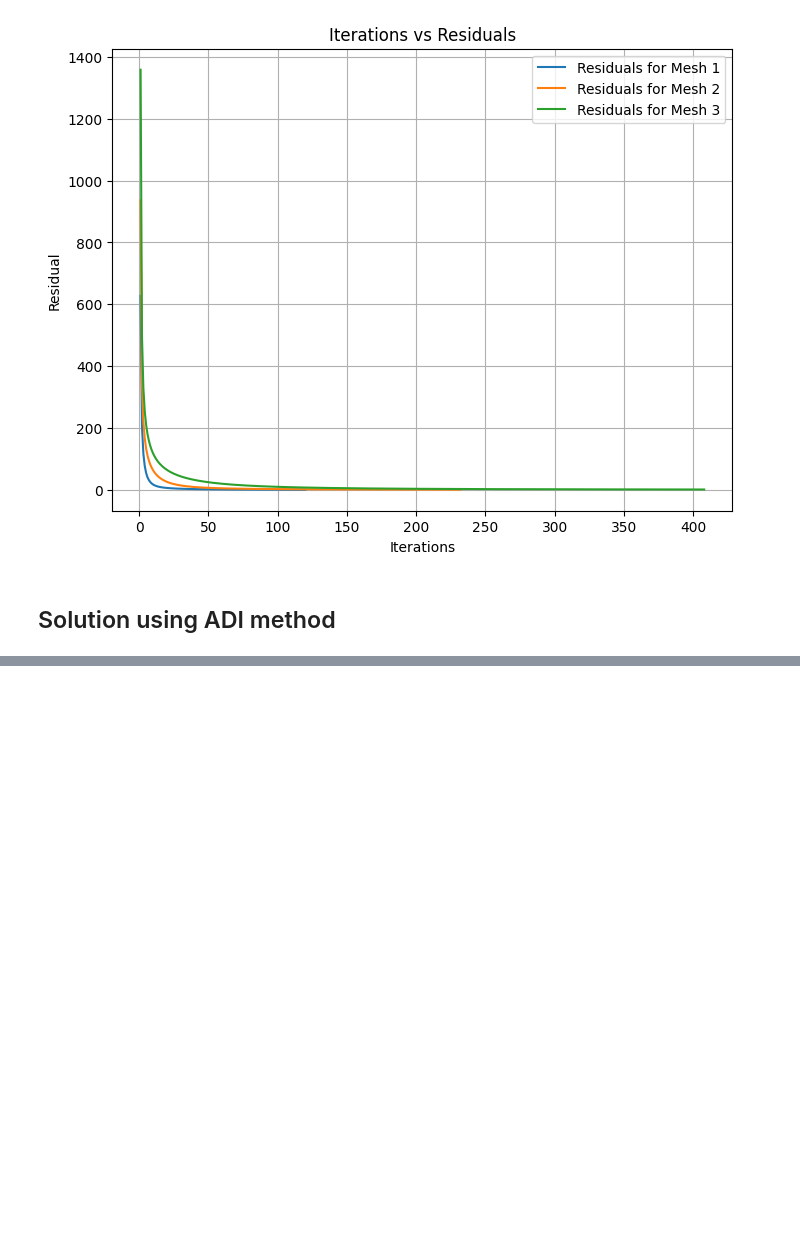
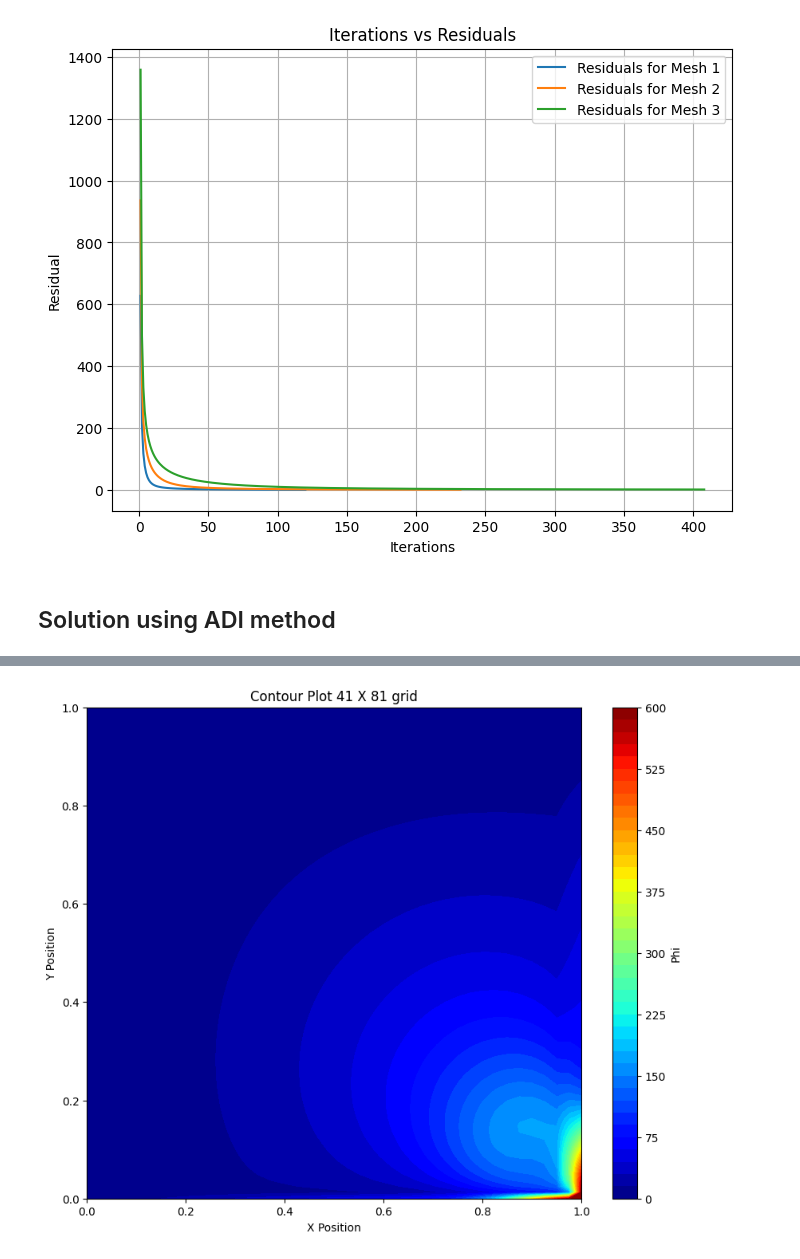
Before and after one commit to VardanMittal/Computational-Fluid-Dynamics, a Jupyter notebook: Projects/Project1/main.ipynb, the cells around one changed output, grey strips where cells are left out. Drawn from its saved outputs; the diff is of its cells as text; code cells hidden in the pictures; blank space fills up the shorter version.

```diff
--- a/Projects/Project1/main.ipynb
+++ b/Projects/Project1/main.ipynb
@@ -329,7 +267,7 @@ def LineByLine_RowSweep(Nx, Ny, tol=1e-3):
             c = -torch.ones(Nx - 2, device="cuda") / dx**2
             d = -S_phi[1:-1, j] + (phi[1:-1, j+1] + phi[1:-1, j-1]) / dy**2
 
-            phi[1:-1, j] = TDMA(b, a, c, d)
+            phi[1:-1, j] = TDMA(a, b, c, d)
 
         residual = torch.norm(phi - phi_old)
         residuals.append(residual.item())
@@ -448,2 +331,0 @@ def ADI(Nx, Ny, tol=1e-3):
-# %%
-phi_adi, residuals_adi, itters, itters_x, itters_y,x,y = ADI(41,81)
@@ -450,12 +414,14 @@ phi_adi, residuals_adi, itters, itters_x, itters_y,x,y = ADI(41,81)
 # %%
 X = x.cpu().numpy()
 Y = y.cpu().numpy()
-Z = phi_adi.reshape(41,81).cpu().numpy()
+Z = phi.cpu().numpy()
 X, Y = np.meshgrid(X,Y)
 plt.figure(figsize=(10, 8))
-contour = plt.contourf(X.T, Y.T, Z, cmap='jet', levels=50)
+contour = plt.contourf(X, Y, Z, cmap='jet', levels=50)
 plt.colorbar(contour, label='Phi')
 plt.xlabel('X Position')
 plt.ylabel('Y Position')
 plt.title(f'Contour Plot 41 X 81 grid')
 plt.show()
+# %% [output]
+[figure, added]
```
Also changed, not shown: parts of 15 cells of this notebook.
